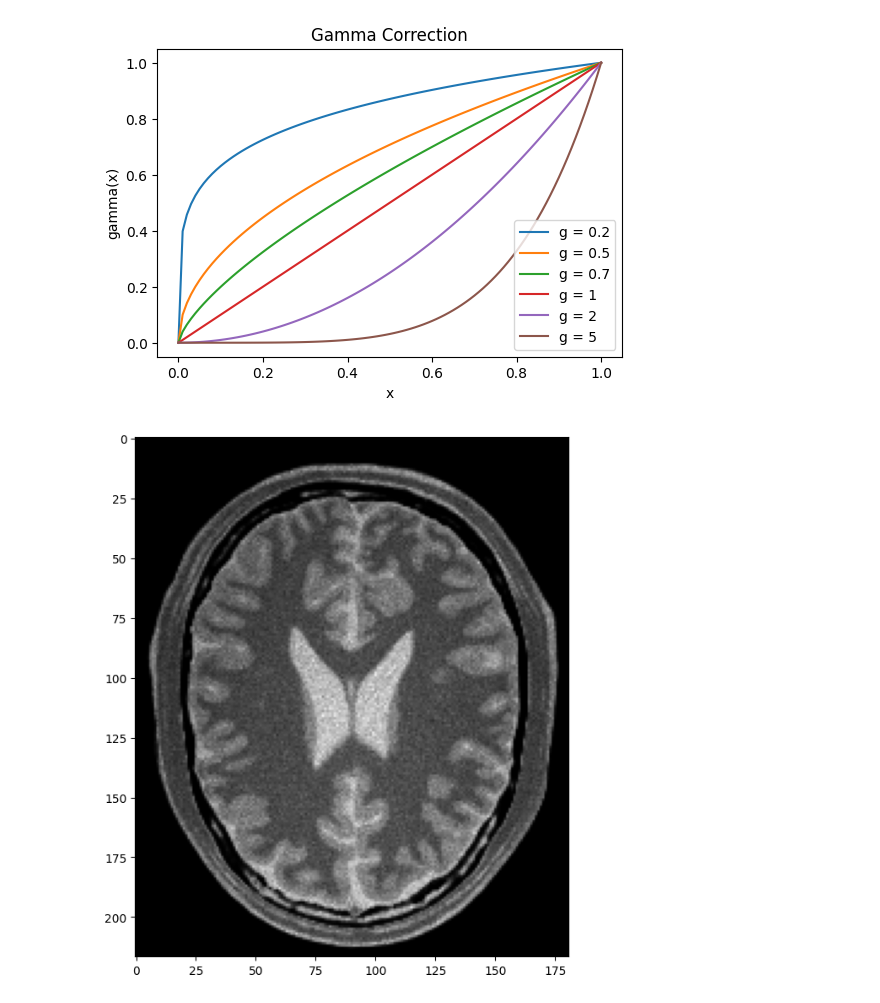
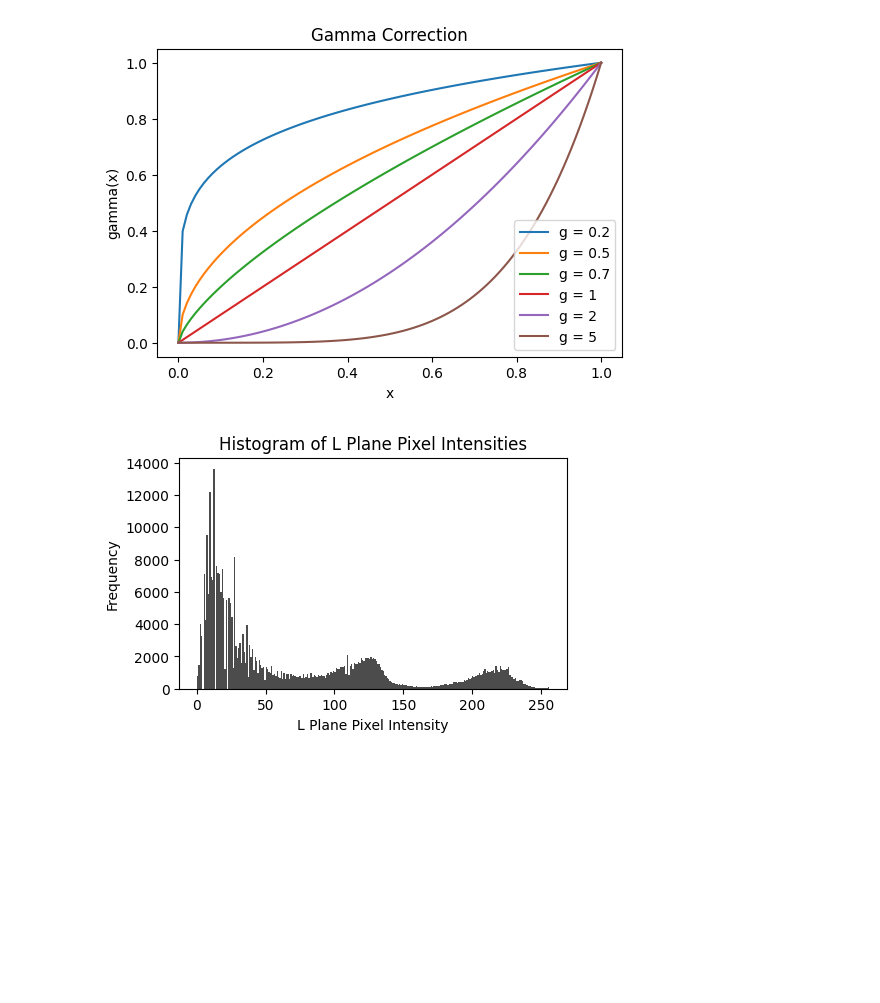
Before and after one commit to SayuruA/Basics-of-Image-Processing, a Jupyter notebook: part_1_Intensity_Transforming.ipynb, the cells around one changed output. Saved outputs shown, nothing was run; the diff lists cells and outputs as text; code cells hidden in the pictures; blank space fills up the shorter version.

Commit message:
gamma correction done.

```diff
--- a/part_1_Intensity_Transforming.ipynb
+++ b/part_1_Intensity_Transforming.ipynb
@@ -126,14 +146,3 @@ plt.legend(['g = 0.2', 'g = 0.5', 'g = 0.7', 'g = 1', 'g = 2', 'g = 5'])
 plt.show()
 # %% [output]
 [figure]
-# %%
-g = 3
-x = np.linspace(0,1,256)
-gamma = x**g
-trnf = (gamma*255).astype(np.uint8)
-new = cv.LUT(im_brain, trnf)
-fig, ax = plt.subplots(figsize=(8,8))
-ax.imshow(new, cmap = 'gray', vmin = 0, vmax = 255)
-plt.show()
-# %% [output]
-[figure, removed]
@@ -144,0 +149,18 @@ t_grey[0:140] = np.linspace(0, 180, 40).astype(np.uint8)
+# %%
+# image for gamma correction
+im_gamma = cv.imread(path+"highlights_and_shadows.jpg")
+
+# convert to lab space and extract L plane
+im_gamma = cv.cvtColor(im_gamma, cv.COLOR_BGR2Lab)
+L, a, b = cv.split(im_gamma)
+pixels_L = L.flatten()
+
+# plot the histogram to decide the correction required
+plt.figure(figsize=(5,3))
+plt.hist(pixels_L, bins=256, range=(0, 256), color='black', alpha=0.7)
+plt.xlabel('L Plane Pixel Intensity')
+plt.ylabel('Frequency')
+plt.title('Histogram of L Plane Pixel Intensities')
+plt.show()
+# %% [output]
+[figure, added]
```
Also changed, not shown: parts of 8 cells of this notebook.
